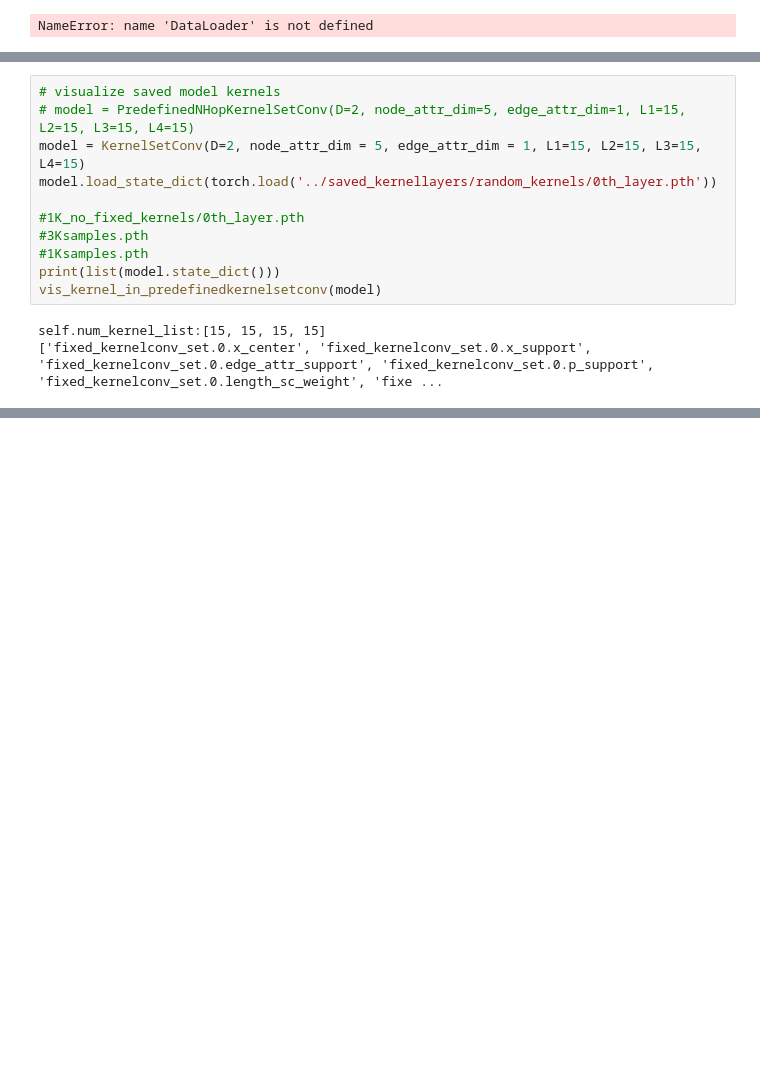
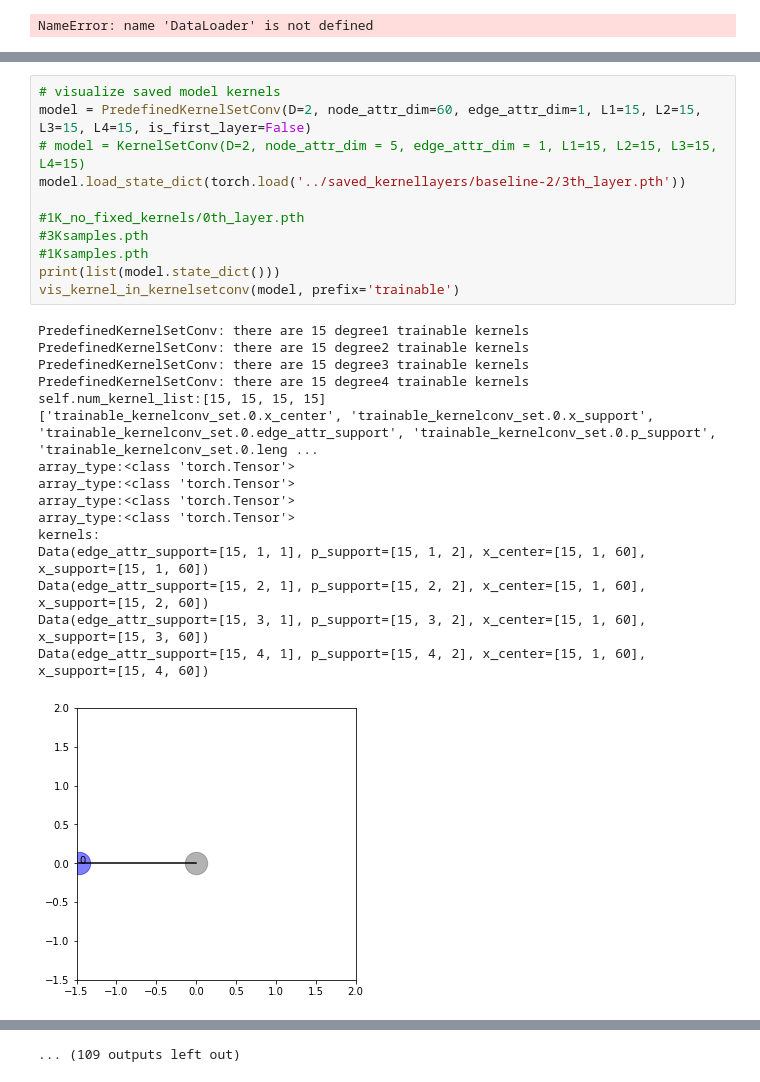
Before and after one commit to LanceKnight/pretrain-gnns, a Jupyter notebook: chem/tools/visualizer.ipynb, the cells around one changed output, grey strips where cells are left out. Saved outputs shown, nothing was run; the diff lists cells and outputs as text; blank space fills up the shorter version.

```diff
--- a/chem/tools/visualizer.ipynb
+++ b/chem/tools/visualizer.ipynb
@@ -2185,14 +2344,28 @@ NameError: name 'DataLoader' is not defined
 # %%
 # visualize saved model kernels
-# model = PredefinedNHopKernelSetConv(D=2, node_attr_dim=5, edge_attr_dim=1, L1=15, L2=15, L3=15, L4=15)
-model = KernelSetConv(D=2, node_attr_dim = 5, edge_attr_dim = 1, L1=15, L2=15, L3=15, L4=15)
-model.load_state_dict(torch.load('../saved_kernellayers/random_kernels/0th_layer.pth'))
+model = PredefinedKernelSetConv(D=2, node_attr_dim=60, edge_attr_dim=1, L1=15, L2=15, L3=15, L4=15, is_first_layer=False)
+# model = KernelSetConv(D=2, node_attr_dim = 5, edge_attr_dim = 1, L1=15, L2=15, L3=15, L4=15)
+model.load_state_dict(torch.load('../saved_kernellayers/baseline-2/3th_layer.pth'))
 
 #1K_no_fixed_kernels/0th_layer.pth
 #3Ksamples.pth
 #1Ksamples.pth
 print(list(model.state_dict()))
-vis_kernel_in_predefinedkernelsetconv(model)
+vis_kernel_in_kernelsetconv(model, prefix='trainable')
 # %% [output]
+PredefinedKernelSetConv: there are 15 degree1 trainable kernels
+PredefinedKernelSetConv: there are 15 degree2 trainable kernels
+PredefinedKernelSetConv: there are 15 degree3 trainable kernels
+PredefinedKernelSetConv: there are 15 degree4 trainable kernels
 self.num_kernel_list:[15, 15, 15, 15]
-['fixed_kernelconv_set.0.x_center', 'fixed_kernelconv_set.0.x_support', 'fixed_kernelconv_set.0.edge_attr_support', 'fixed_kernelconv_set.0.p_support', 'fixed_kernelconv_set.0.length_sc_weight', 'fixe ...
+['trainable_kernelconv_set.0.x_center', 'trainable_kernelconv_set.0.x_support', 'trainable_kernelconv_set.0.edge_attr_support', 'trainable_kernelconv_set.0.p_support', 'trainable_kernelconv_set.0.leng ...
+array_type:<class 'torch.Tensor'>
+array_type:<class 'torch.Tensor'>
+array_type:<class 'torch.Tensor'>
+array_type:<class 'torch.Tensor'>
+kernels:
+Data(edge_attr_support=[15, 1, 1], p_support=[15, 1, 2], x_center=[15, 1, 60], x_support=[15, 1, 60])
+Data(edge_attr_support=[15, 2, 1], p_support=[15, 2, 2], x_center=[15, 1, 60], x_support=[15, 2, 60])
+Data(edge_attr_support=[15, 3, 1], p_support=[15, 3, 2], x_center=[15, 1, 60], x_support=[15, 3, 60])
+Data(edge_attr_support=[15, 4, 1], p_support=[15, 4, 2], x_center=[15, 1, 60], x_support=[15, 4, 60])
+[figure, added]
@@ -2199,0 +2462 @@ NameError: name 'vis_kernel_in_predefinedkernelsetconv' is not defined
+... (109 outputs left out)
```
Also changed, not shown: parts of 5 cells of this notebook, 8 other files.
